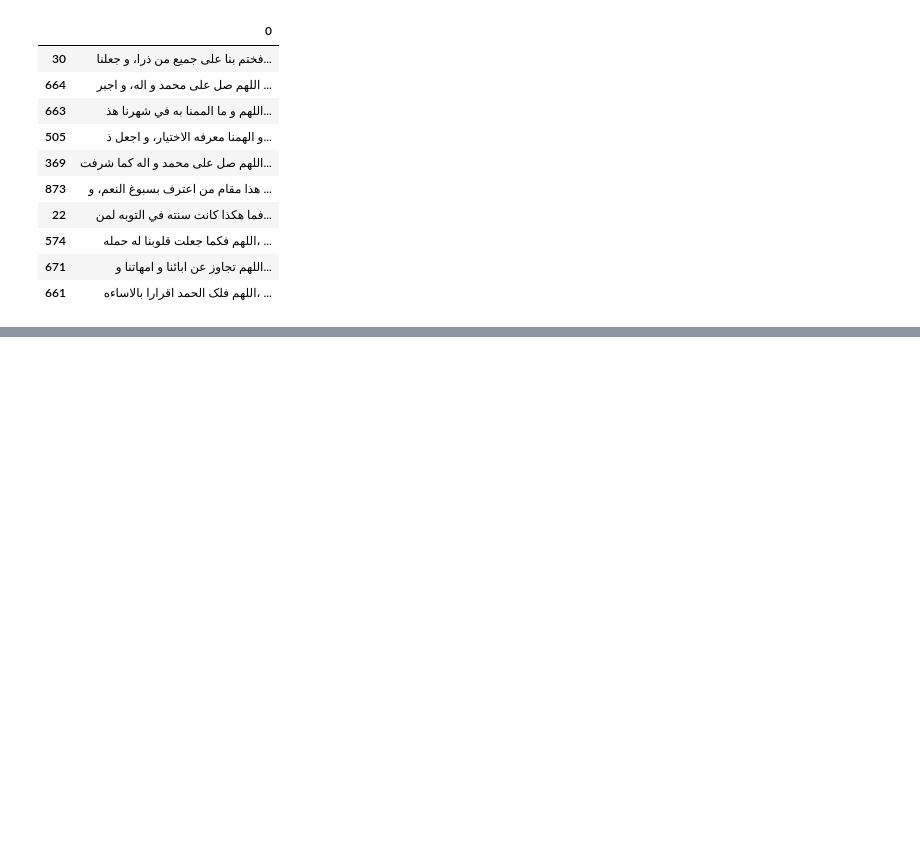
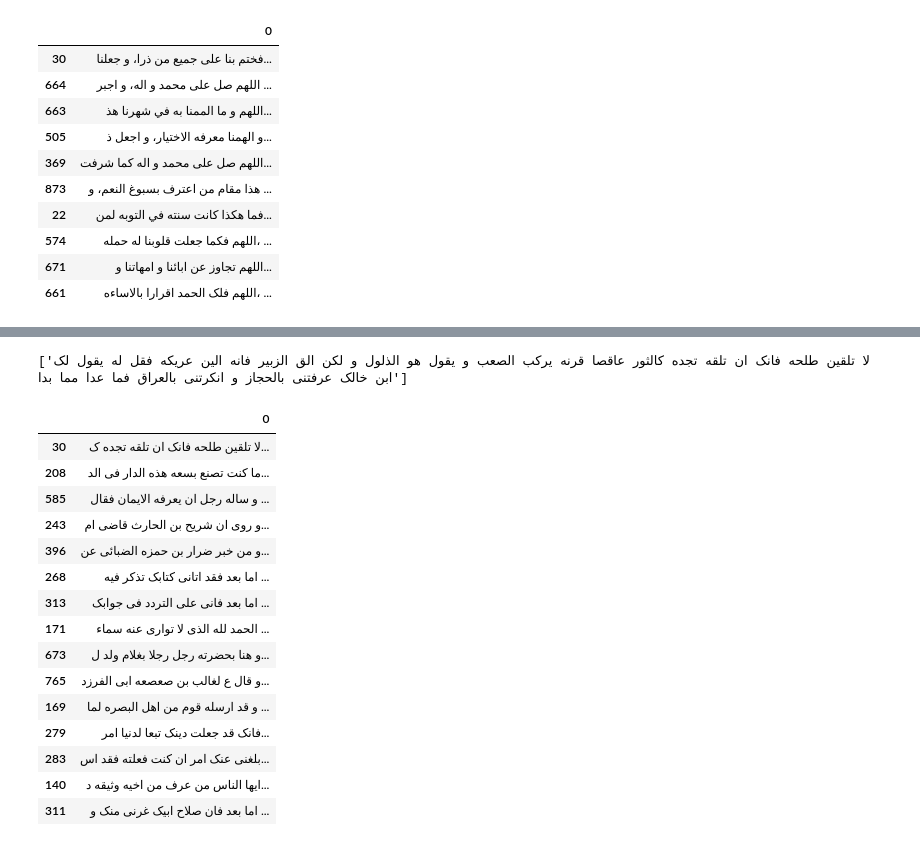
Before and after one commit to pam-lab/JupyterFiles, a Jupyter notebook: Similarity_BERT.ipynb, the cells around one changed output, grey strips where cells are left out. Drawn from its saved outputs; the diff is of its cells as text; code cells hidden in the pictures; blank space fills up the shorter version.

```diff
--- a/Similarity_BERT.ipynb
+++ b/Similarity_BERT.ipynb
@@ -457,0 +588,27 @@ verse_complete.iloc[most_similar]
+# %%
+compare_to = 30
+mean_embedding = get_mean_embedding(model,list(nahj_complete_dict_nrmlz.values()))
+most_similar=get_most_similar(mean_embedding, compare_to)
+
+verse_complete=pd.DataFrame(nahj_complete_dict_nrmlz.values())
+print(verse_complete.iloc[compare_to].values)
+
+verse_complete.iloc[most_similar]
+# %% [output]
+['لا تلقین طلحه فانک ان تلقه تجده کالثور عاقصا قرنه یرکب الصعب و یقول هو الذلول و لکن الق الزبیر فانه الین عریکه فقل له یقول لک ابن خالک عرفتنی بالحجاز و انکرتنی بالعراق فما عدا مما بدا']
+|  | 0 |
+| 30 | لا تلقین طلحه فانک ان تلقه تجده ک... |
+| 208 | ما کنت تصنع بسعه هذه الدار فی الد... |
+| 585 | و ساله رجل ان یعرفه الایمان فقال ... |
+| 243 | و روی‌ ان شریح بن الحارث قاضی‌ ام... |
+| 396 | و من خبر ضرار بن حمزه الضبائی‌ عن... |
+| 268 | اما بعد فقد اتانی کتابک تذکر فیه ... |
+| 313 | اما بعد فانی علی التردد فی جوابک ... |
+| 171 | الحمد لله الذی لا تواری عنه سماء ... |
+| 673 | و هنا بحضرته رجل رجلا بغلام ولد ل... |
+| 765 | و قال ع لغالب بن صعصعه ابی الفرزد... |
+| 169 | و قد ارسله قوم من اهل البصره لما ... |
+| 279 | فانک قد جعلت دینک تبعا لدنیا امر‌... |
+| 283 | بلغنی عنک امر ان کنت فعلته فقد اس... |
+| 140 | ایها الناس من عرف من اخیه وثیقه د... |
+| 311 | اما بعد فان صلاح ابیک غرنی منک و ... |
```
Also changed, not shown: parts of 14 cells of this notebook.
